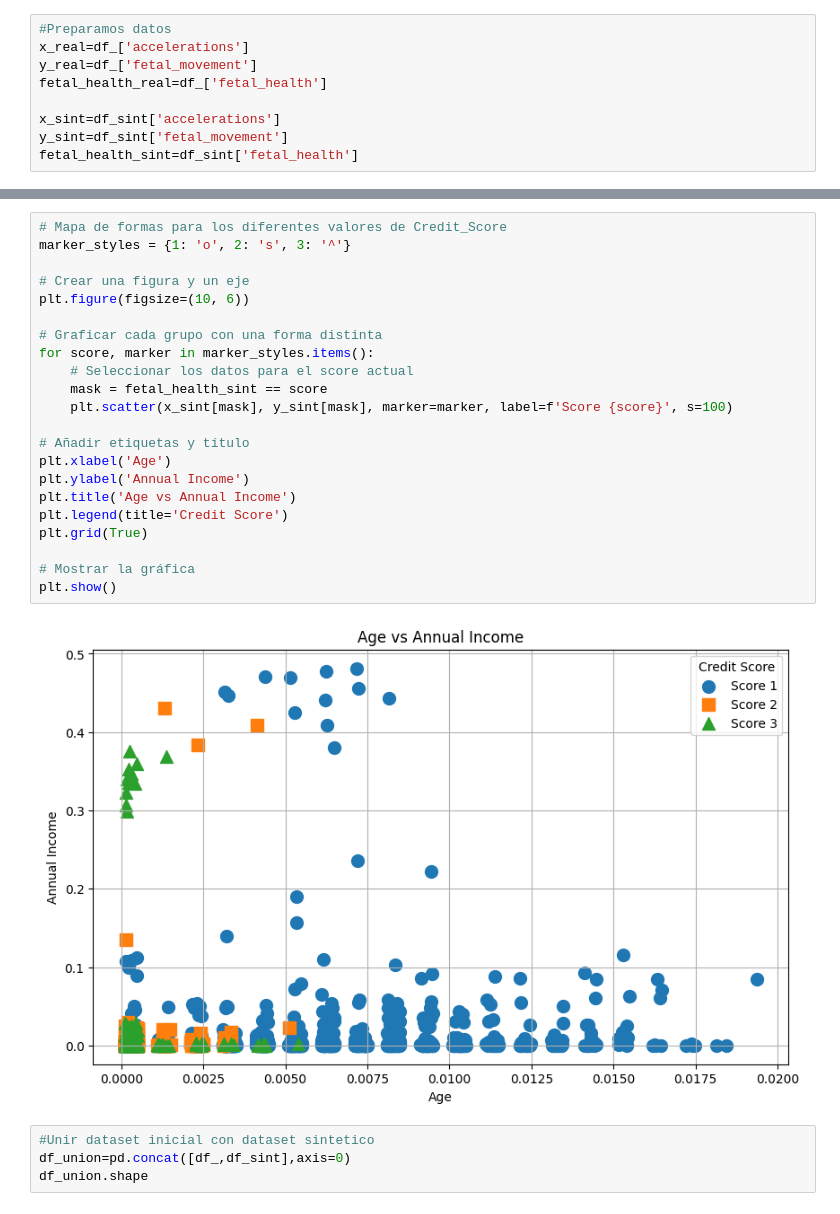
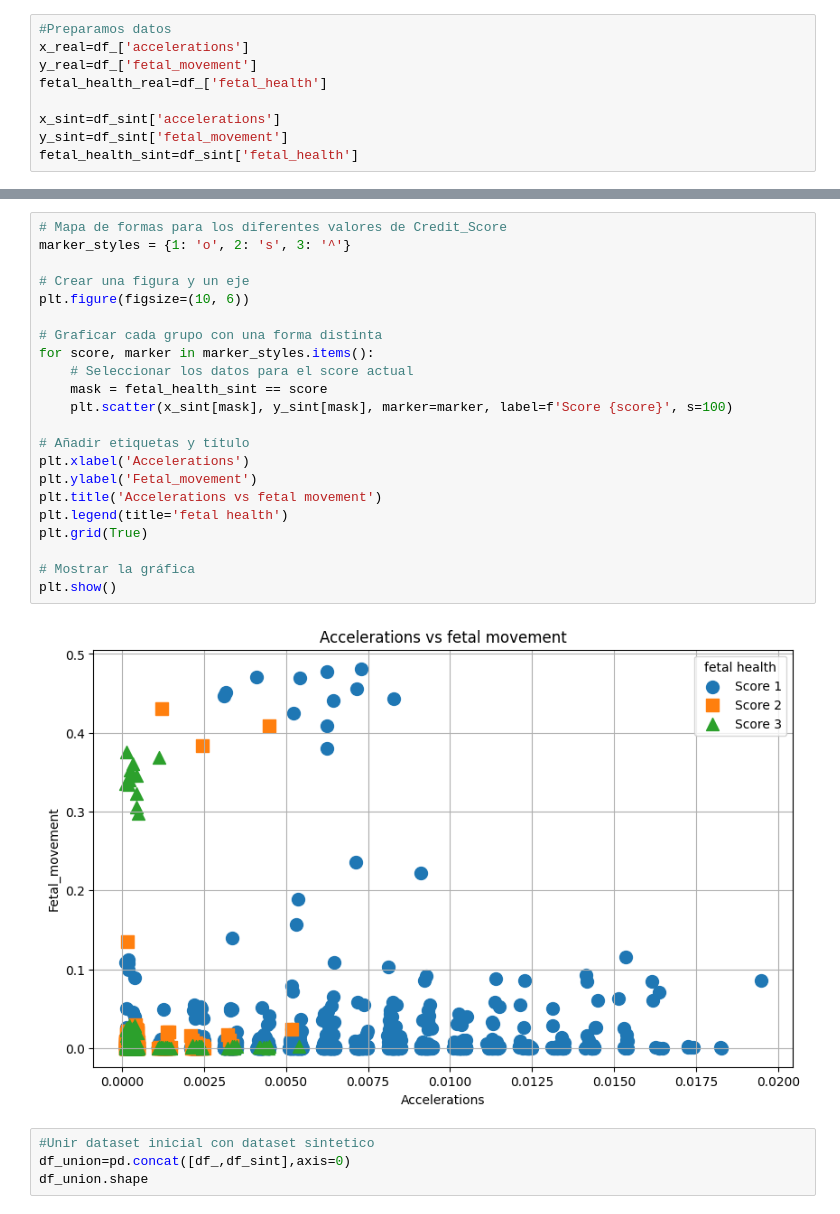
Before and after one commit to Sheila-RV/RojasSheila_SIS420, a Jupyter notebook: PrimerParcial_SheilaRojas.ipynb, the cells around one changed output, grey strips where cells are left out. Saved outputs shown, nothing was run; the diff lists cells and outputs as text.

```diff
--- a/PrimerParcial_SheilaRojas.ipynb
+++ b/PrimerParcial_SheilaRojas.ipynb
@@ -208,27 +221,27 @@ plt.show()
 # %%
 # Mapa de formas para los diferentes valores de Credit_Score
 marker_styles = {1: 'o', 2: 's', 3: '^'}
 
 # Crear una figura y un eje
 plt.figure(figsize=(10, 6))
 
 # Graficar cada grupo con una forma distinta
 for score, marker in marker_styles.items():
     # Seleccionar los datos para el score actual
     mask = fetal_health_sint == score
     plt.scatter(x_sint[mask], y_sint[mask], marker=marker, label=f'Score {score}', s=100)
 
 # Añadir etiquetas y título
-plt.xlabel('Age')
-plt.ylabel('Annual Income')
-plt.title('Age vs Annual Income')
-plt.legend(title='Credit Score')
+plt.xlabel('Accelerations')
+plt.ylabel('Fetal_movement')
+plt.title('Accelerations vs fetal movement')
+plt.legend(title='fetal health')
 plt.grid(True)
 
 # Mostrar la gráfica
 plt.show()
 # %% [output]
-[figure, old version]
+[figure, new version]
 # %%
 #Unir dataset inicial con dataset sintetico
 df_union=pd.concat([df_,df_sint],axis=0)
```
Also changed, not shown: parts of 27 cells of this notebook.
